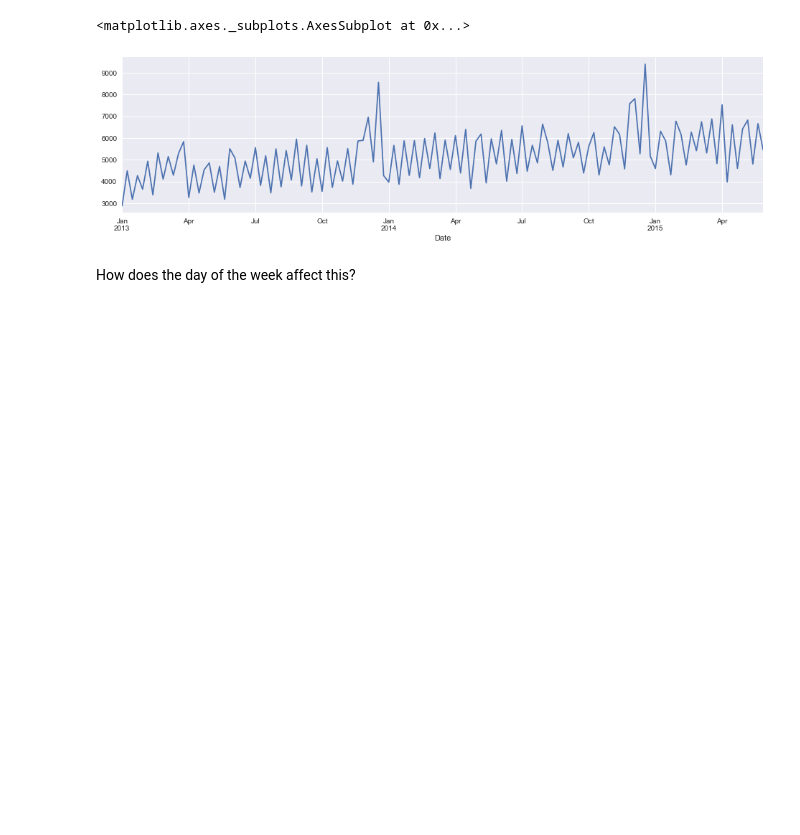
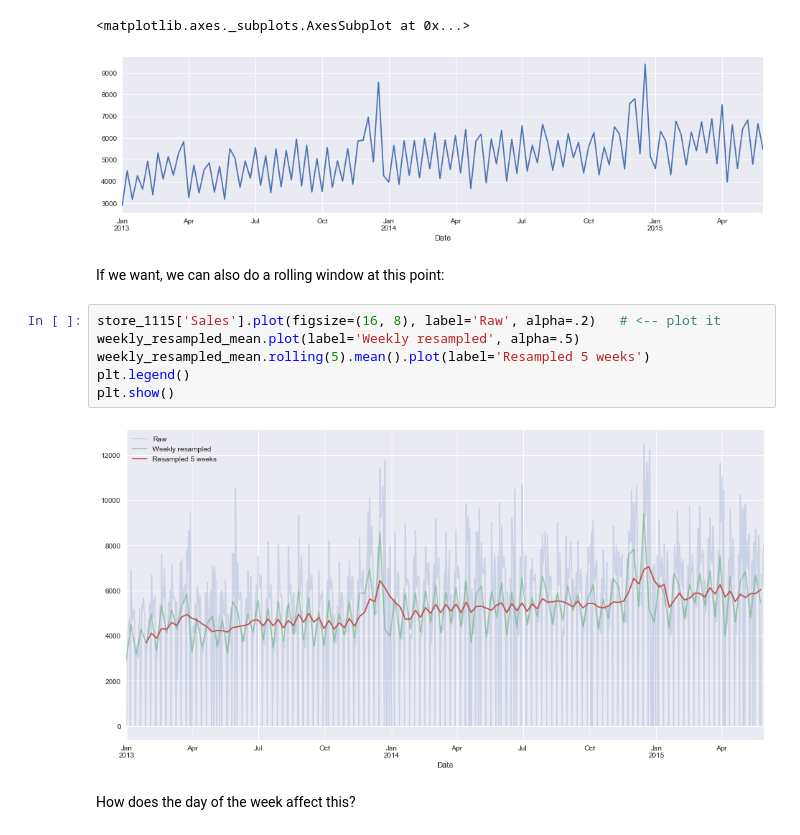
Before and after one commit to MarqueJaune/hackathon2, a Jupyter notebook: Learning units/Time series - Exploring the data .ipynb, the cells around one changed output. Drawn from its saved outputs; the diff is of its cells as text; blank space fills up the shorter version.

```diff
--- a/Learning units/Time series - Exploring the data .ipynb
+++ b/Learning units/Time series - Exploring the data .ipynb
@@ -134,6 +134,16 @@ weekly_resampled_mean.plot(figsize=(16, 4))   # <-- plot it
 # %% [output]
 <matplotlib.axes._subplots.AxesSubplot at 0x...>
 [figure]
+# %% [markdown]
+If we want, we can also do a rolling window at this point:
+# %%
+store_1115['Sales'].plot(figsize=(16, 8), label='Raw', alpha=.2)   # <-- plot it
+weekly_resampled_mean.plot(label='Weekly resampled', alpha=.5)
+weekly_resampled_mean.rolling(5).mean().plot(label='Resampled 5 weeks')
+plt.legend()
+plt.show()
+# %% [output]
+[figure, added]
 # %% [markdown]
 How does the day of the week affect this?
 # %%
```
Also changed, not shown: parts of 6 cells of this notebook.
